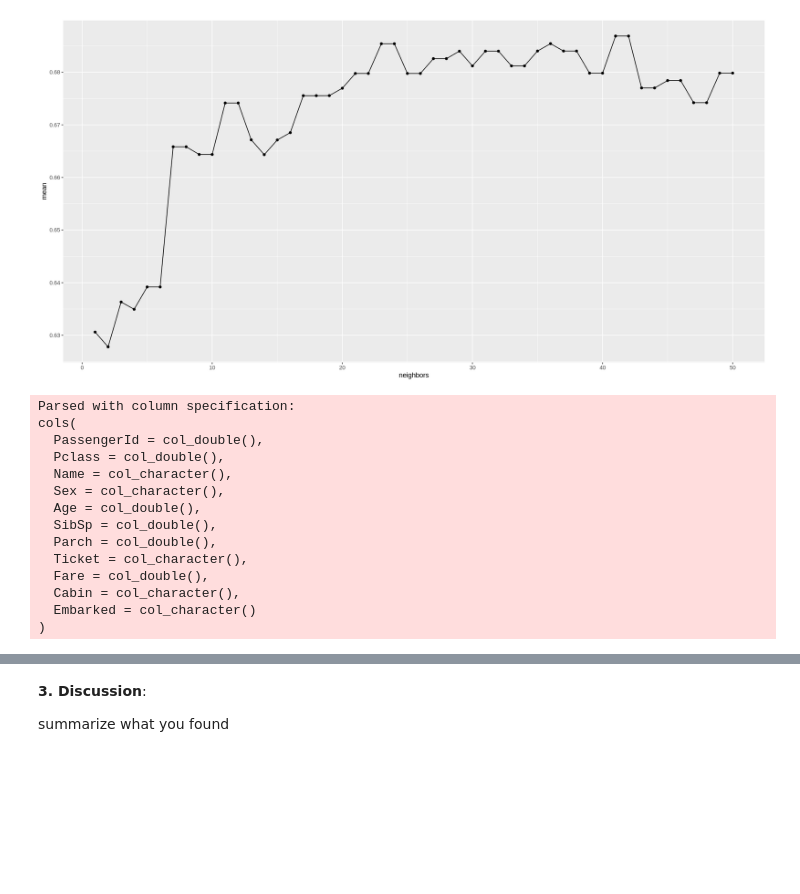
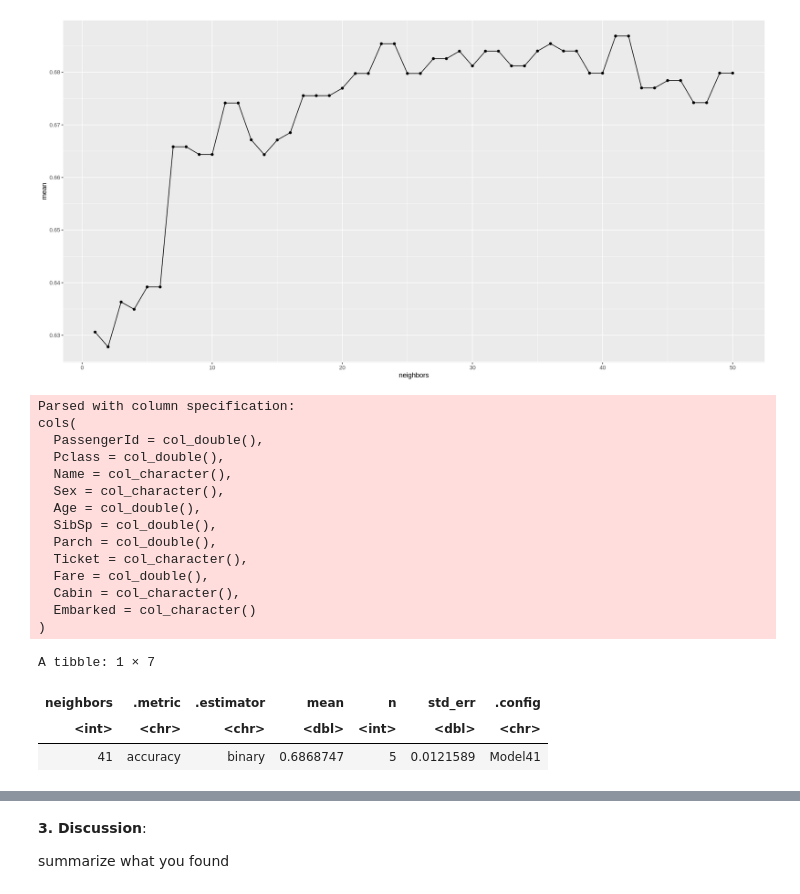
Before and after one commit to GZolla/dsci100, a Jupyter notebook: Project.ipynb, the cells around one changed output, grey strips where cells are left out. Drawn from its saved outputs; the diff is of its cells as text; code cells hidden in the pictures; blank space fills up the shorter version.

```diff
--- a/Project.ipynb
+++ b/Project.ipynb
@@ -99,34 +100,39 @@ results %>% filter(.metric == "accuracy") %>%
 # %% [output]
 [figure]
 # %%
-# train_cluster <- augment(kmeans(only_predictors, centers = 4),only_predictors)
-# train_cluster %>% ggplot(aes(x = Age, y =  Fare, color=.cluster)) +
-#            geom_point(alpha = 0.4) +
-#            labs(x ="Age", y= "Fare", colour = "Cluster")
 best_spec <- nearest_neighbor(weight_func = "rectangular", neighbors = 41) %>%
       set_engine("kknn") %>%
       set_mode("classification")
 best_fit <- workflow() %>%
       add_recipe(recipe) %>%
       add_model(best_spec) %>%
         fit(data=train)
 test <- read_csv("test.csv") %>%  drop_na(-Cabin)
 predictions <- predict(best_fit,test) %>% bind_cols(test)
+
+neighbors <- results %>% filter(.metric == "accuracy") %>%
+    filter(mean == max(mean)) %>%
+    head(1)
+neighbors
 # %% [output]
 Parsed with column specification:
 cols(
   PassengerId = col_double(),
   Pclass = col_double(),
   Name = col_character(),
   Sex = col_character(),
   Age = col_double(),
   SibSp = col_double(),
   Parch = col_double(),
   Ticket = col_character(),
   Fare = col_double(),
   Cabin = col_character(),
   Embarked = col_character()
 )
+A tibble: 1 × 7
+| neighbors | .metric | .estimator | mean | n | std_err | .config |
+| <int> | <chr> | <chr> | <dbl> | <int> | <dbl> | <chr> |
+| 41 | accuracy | binary | 0.6868747 | 5 | 0.0121589 | Model41 |
 # %%
 predictions %>% ggplot(aes(x = Age, y =  Fare, colour=.pred_class)) +
            geom_point(alpha = 0.4) +
```
Also changed, not shown: parts of 6 cells of this notebook.
